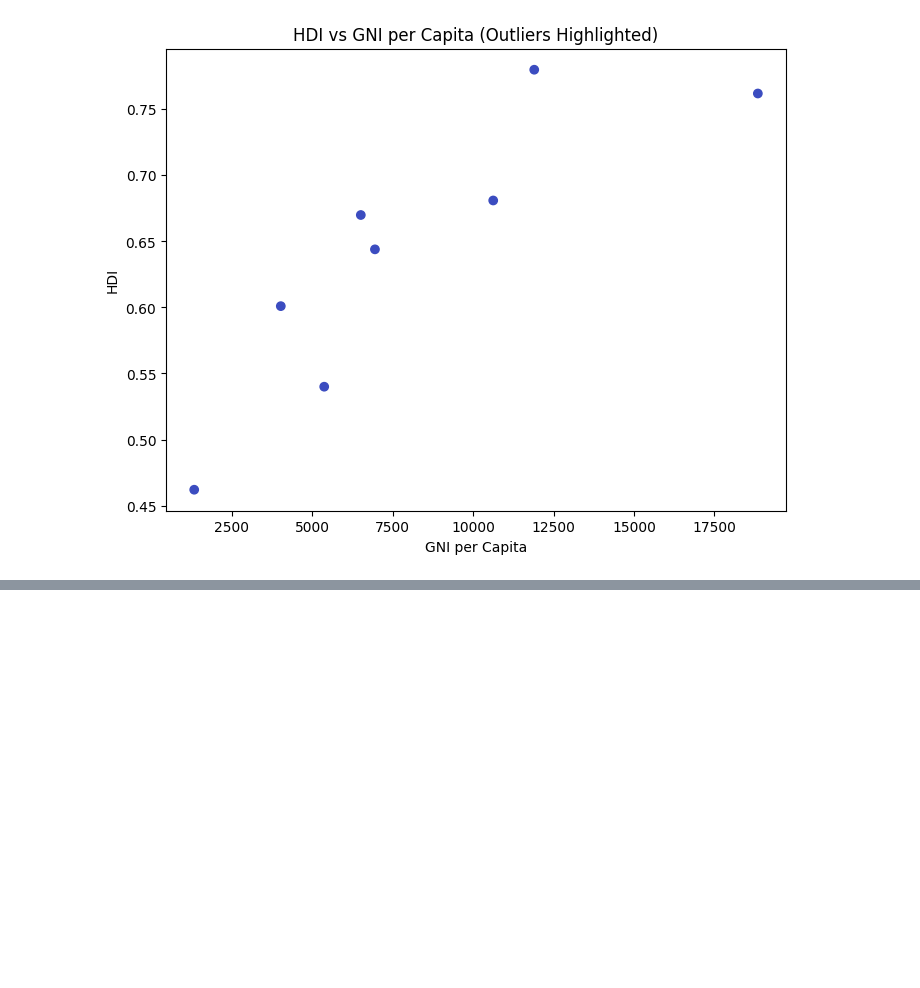
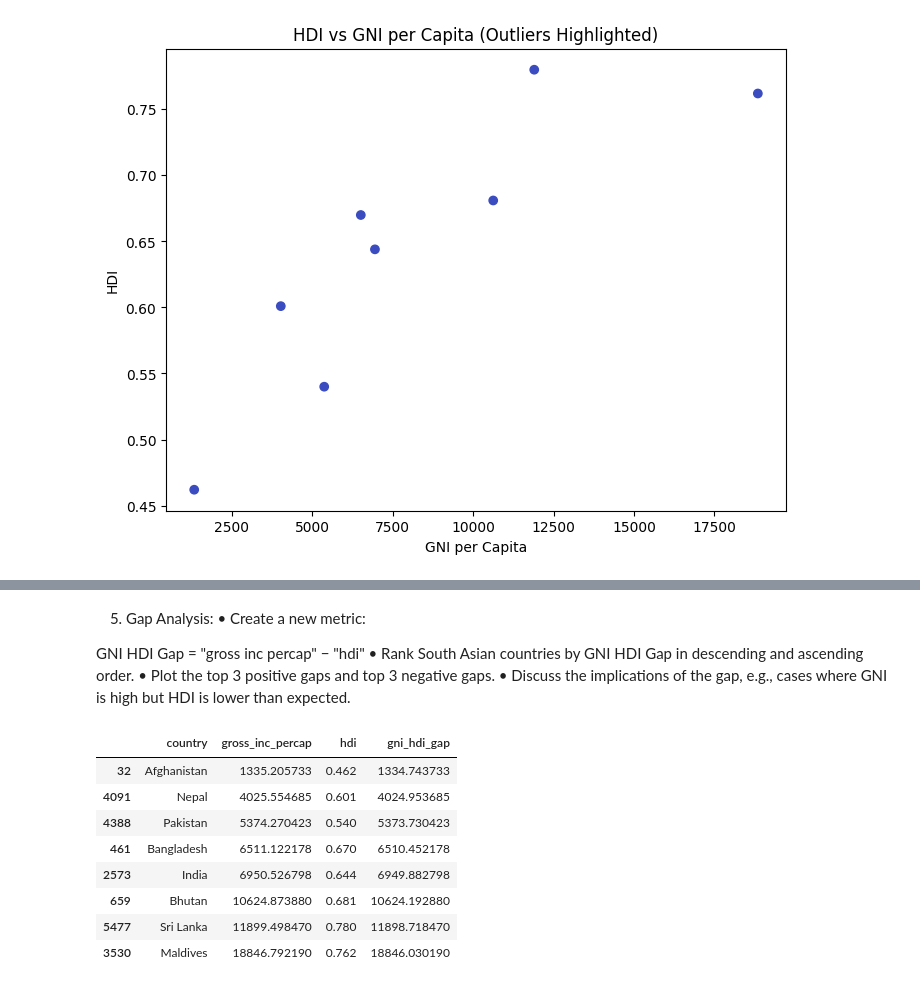
Before and after one commit to kashifmaskeyx/2513342_KashifMaskey, a Jupyter notebook: 2513342_KashifMaskey.ipynb, the cells around one changed output, grey strips where cells are left out. Cells and saved outputs as stored; diff of their text form; code cells hidden in the pictures; blank space fills up the shorter version.

```diff
--- a/2513342_KashifMaskey.ipynb
+++ b/2513342_KashifMaskey.ipynb
@@ -612,0 +666,25 @@ plt.show()
+# %% [markdown]
+5. Gap Analysis:
+• Create a new metric:
+
+GNI HDI Gap = "gross inc percap" − "hdi"
+• Rank South Asian countries by GNI HDI Gap in descending and ascending order.
+• Plot the top 3 positive gaps and top 3 negative gaps.
+• Discuss the implications of the gap, e.g., cases where GNI is high but HDI is lower than expected.
+# %%
+south_asia_2022 = south_asia_df[south_asia_df['year'] == 2022].copy()
+south_asia_2022['gni_hdi_gap'] = south_asia_2022['gross_inc_percap'] - south_asia_2022['hdi']
+south_asia_2022[['country', 'gross_inc_percap', 'hdi', 'gni_hdi_gap']]
+
+gap_asc = south_asia_2022.sort_values(by='gni_hdi_gap', ascending=True)
+gap_asc[['country', 'gross_inc_percap', 'hdi', 'gni_hdi_gap']]
+# %% [output]
+|  | country | gross_inc_percap | hdi | gni_hdi_gap |
+| 32 | Afghanistan | 1335.205733 | 0.462 | 1334.743733 |
+| 4091 | Nepal | 4025.554685 | 0.601 | 4024.953685 |
+| 4388 | Pakistan | 5374.270423 | 0.540 | 5373.730423 |
+| 461 | Bangladesh | 6511.122178 | 0.670 | 6510.452178 |
+| 2573 | India | 6950.526798 | 0.644 | 6949.882798 |
+| 659 | Bhutan | 10624.873880 | 0.681 | 10624.192880 |
+| 5477 | Sri Lanka | 11899.498470 | 0.780 | 11898.718470 |
+| 3530 | Maldives | 18846.792190 | 0.762 | 18846.030190 |
```
Also changed, not shown: parts of 9 cells of this notebook.
